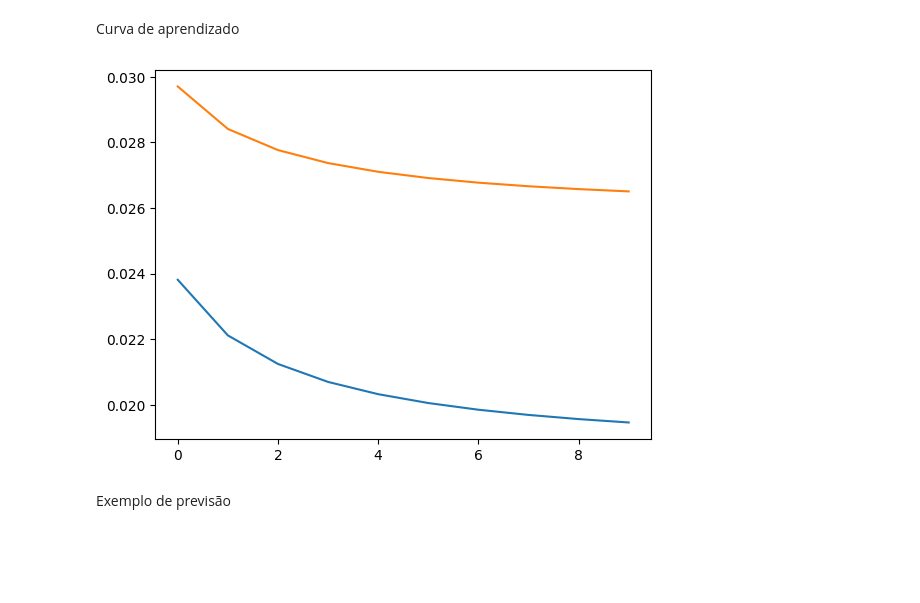
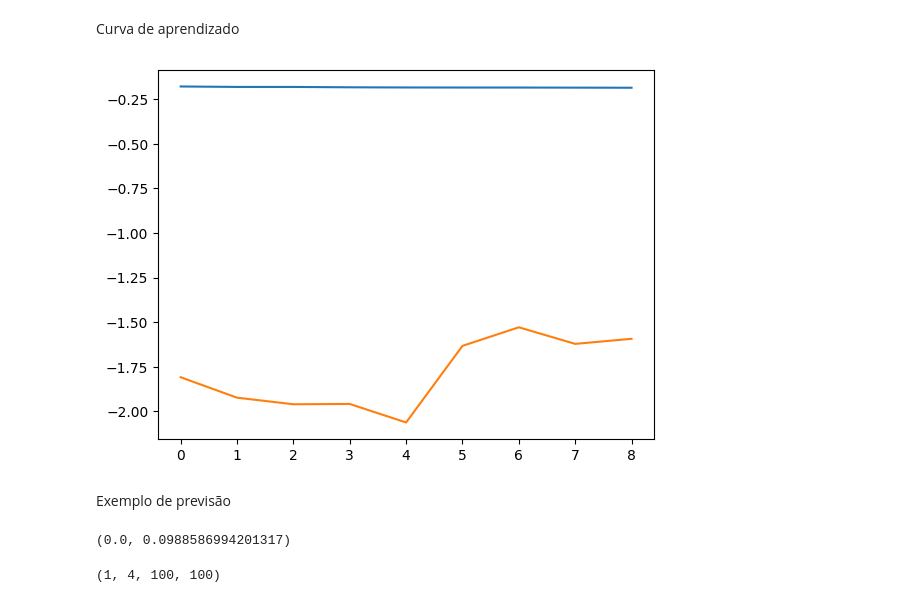
Before and after one commit to Giovanni3A/deforestation_forecast, a Jupyter notebook: 2_model_train.ipynb, the cells around one changed output. Cells and saved outputs as stored; diff of their text form; code cells hidden in the pictures; blank space fills up the shorter version.

Commit message:
update process and model

```diff
--- a/2_model_train.ipynb
+++ b/2_model_train.ipynb
@@ -206,25 +263,27 @@ import torch.nn as nn
 import torch.optim as optim
 import torchvision
 
+ks = 9
 
 class BasicConvModel(nn.Module):
     def __init__(self):
         super().__init__()
         self.epoch = 0
         self.errs = []
-        self.conv1 = nn.Conv2d(4, 64, kernel_size=(7,7), stride=1, padding=3)
-        self.act1 = nn.Tanh()
 
-        self.conv2 = nn.Conv2d(64, 64, kernel_size=(7,7), stride=1, padding=3)
-        self.act2 = nn.ReLU()
-
-        self.conv3 = nn.Conv2d(64, 1, kernel_size=(7,7), stride=1, padding=3)
-        self.act3 = nn.Sigmoid()
+        self.convolutional_layer = nn.Sequential(
+            nn.Conv2d(4, 64, kernel_size=(ks,ks), stride=1, padding=int(ks/2)),
+            nn.ReLU(),
+            nn.Conv2d(64, 64, kernel_size=(ks,ks), stride=1, padding=int(ks/2)),
+            nn.ReLU(),
+            nn.MaxPool2d(kernel_size=(ks,ks), stride=1, padding=int(ks/2)),
+            nn.BatchNorm2d(64),
+            nn.Conv2d(64, 1, kernel_size=(ks,ks), stride=1, padding=int(ks/2)),
+            nn.Tanh()
+        )
 
     def forward(self, x):
-        y = self.act1(self.conv1(x))
-        y = self.act2(self.conv2(y))
-        y = self.act3(self.conv3(y))
+        y = self.convolutional_layer(x)
         return y
 # %%
 # model initialization
@@ -297,11 +410,11 @@ Curva de aprendizado
 # %%
 import matplotlib.pyplot as plt
 
-plt.plot([float(e[0]) for e in model.errs])
-plt.plot([float(e[1]) for e in model.errs])
+plt.plot([float(e[0]) for e in model.errs][1:])
+plt.plot([float(e[1]) for e in model.errs][1:])
 plt.show()
 # %% [output]
-[figure, old version]
+[figure, new version]
 # %% [markdown]
 Exemplo de previsão
 # %%
@@ -313 +427,9 @@ input_ = X[t-4:t, region["x"].min():region["x"].max()+1, region["y"].min():regio
 pred = model(torch.tensor(input_).float())[0, :, :].detach().numpy()
+# %%
+truth.min(), truth.max()
+# %% [output]
+(0.0, 0.0988586994201317)
+# %%
+input_.shape
+# %% [output]
+(1, 4, 100, 100)
```
Also changed, not shown: parts of 32 cells of this notebook, 3 other files.
